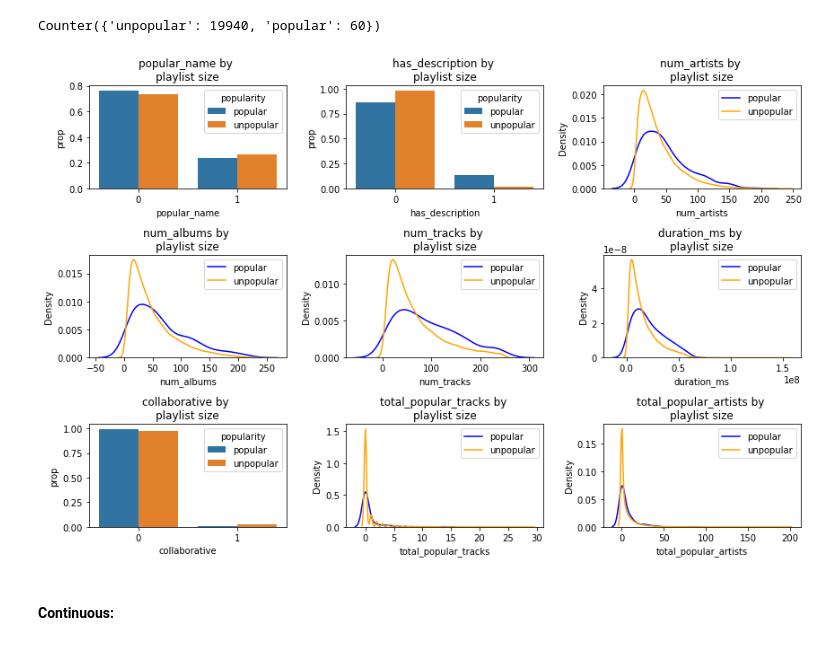
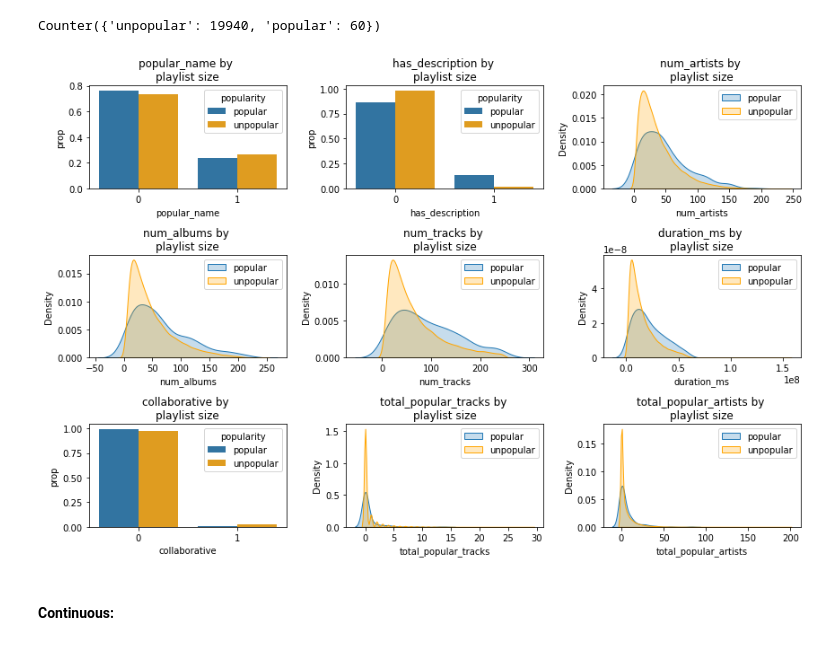
Before and after one commit to danielagarcia319/cs109a-final-project, a Jupyter notebook: Milestone_2.ipynb, the cells around one changed output. Saved outputs shown, nothing was run; the diff lists cells and outputs as text; code cells hidden in the pictures.

Commit message:
updated EDA subplots to fix color formatting and fill underneath the KDE curves

```diff
--- a/Milestone_2.ipynb
+++ b/Milestone_2.ipynb
@@ -64,7 +65,7 @@ playlist_data_sample.head()
 | 4 | Good Vibes | False | 916575 | 1509062400 | 214 | 196 | 1 | [{'pos': 0, 'artist_name': 'Kaleo... | ... |
 # %%
 # save sampled dataset or load dataset (if already saved)
-data_sample_file_100K = "/Users/danielagarcia/OneDrive - Harvard University/Sophomore Year/CS109a/jupyter/cs109a-final-project/Data/data_sample_100K.csv"
+data_sample_file_100K = "/Users/kaylamanning/Downloads/data_sample_100k.csv"
 if os.path.exists(data_sample_file_100K):
     data_sam = pd.read_csv(data_sample_file_100K)
     playlist_data_sample = data_sam[[c for c in data_sam.columns if 'Unnamed' not in c]]
@@ -295,37 +296,40 @@ col_names = list(X_train.columns)
 
 # creating whole training set so I can group by y_train_cat and do normalized plots with
 # percentages rather than counts
 train = X_train.copy()
 train['popularity'] = y_train_cat
 
 # looping through and doing subplots
 fig, ax = plt.subplots(3,3, figsize=(12,8))
 for i in range(len(col_names)):
 
     # using this so I can assign the plots to the proper axes
     col = i%3
     row = int((i - i%3)/3)
 
     if col_names[i] in cat_vars:
         # want a boxplot for discrete variables, stratified by outcome
         this_train = train.groupby('popularity')[col_names[i]].value_counts(normalize = True)
         this_train = this_train.rename('prop').reset_index()
-        sns.barplot(x = col_names[i], y = 'prop', hue = 'popularity', data = this_train, ax = ax[row,col])
+        sns.barplot(x = col_names[i], y = 'prop', hue = 'popularity', data = this_train, ax = ax[row,col],
+                   palette = ['C0', 'orange'])
 
     else:
         # doing a histograms for continuous, filling for the category
         # getting normalized values for the counts
-        sns.kdeplot(x = col_names[i], color = "blue", data = train[y_train_cat == "popular"], ax = ax[row,col], label = "popular")
-        sns.kdeplot(x = col_names[i], color = "orange", data = train[y_train_cat == "unpopular"], ax = ax[row,col], label = "unpopular")
+        sns.kdeplot(x = col_names[i], color = 'C0', data = train[y_train_cat == "popular"], ax = ax[row,col],
+                    label = "popular", fill = True)
+        sns.kdeplot(x = col_names[i], color = "orange", data = train[y_train_cat == "unpopular"], ax = ax[row,col],
+                    label = "unpopular", fill = True)
         ax[row,col].legend()
 
     # formatting the plots with appropriate labels
     ax[row,col].set_xlabel(col_names[i])
     ax[row,col].set_title(f'{col_names[i]} by \nplaylist size')
 
 fig.tight_layout();
 # %% [output]
-[figure, old version]
+[figure, new version]
 # %% [markdown]
 #### Continuous:
 # %%
```
Also changed, not shown: parts of 2 cells of this notebook.
